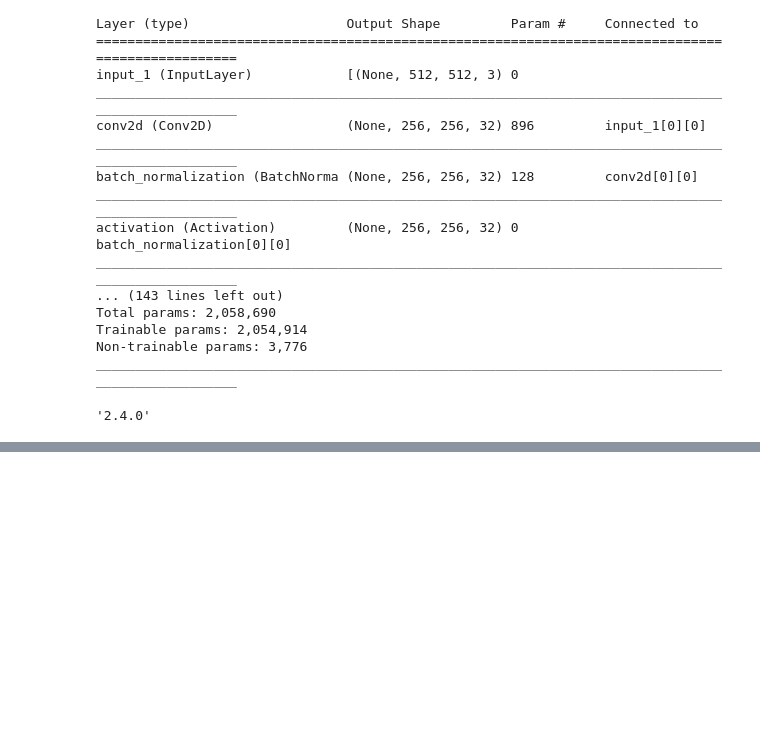
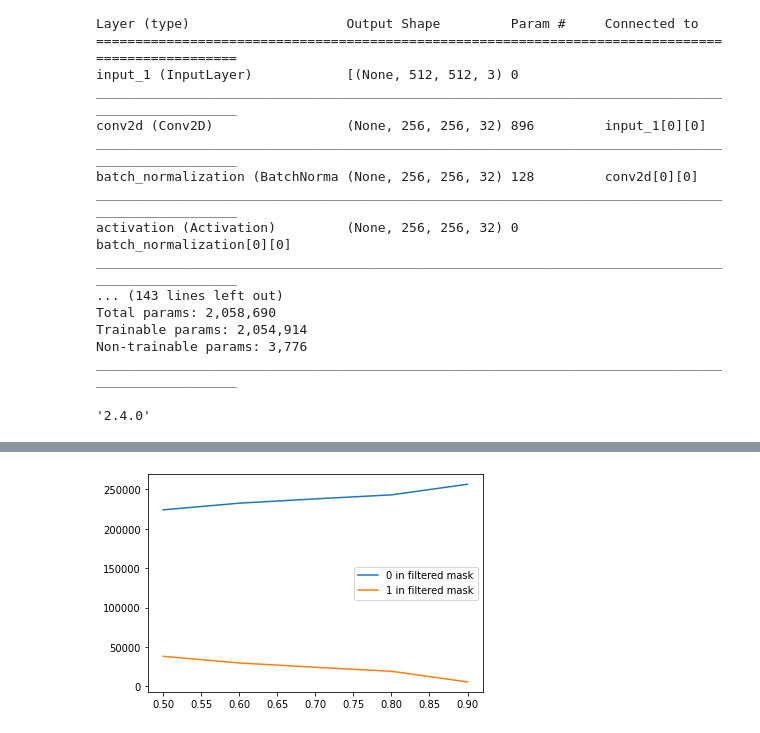
Before and after one commit to BB8-2020/FARM-deforestation, a Jupyter notebook: notebooks/unet.ipynb, the cells around one changed output, grey strips where cells are left out. Saved outputs shown, nothing was run; the diff lists cells and outputs as text; code cells hidden in the pictures; blank space fills up the shorter version.

```diff
--- a/notebooks/unet.ipynb
+++ b/notebooks/unet.ipynb
@@ -362,0 +413,3 @@ display_mask(i)  # Note that the model only sees inputs at 150x150.
+# %%
+testsample = val_preds[i]
+testsample
@@ -362,0 +434,20 @@ display_mask(i)  # Note that the model only sees inputs at 150x150.
+# %%
+def read_model_output(tensor, conftreshold=None, confbasevalue=0):
+    as_matrix = tensor.copy()
+    if conftreshold is not None:
+        # Get indices of highest element in probability list (base predictions)
+        maxindices = np.argmax(tensor,axis=-1)
+        # Create matrice for final predictions
+        results = np.zeros(maxindices.shape)
+        # Iterate over matrice
+        # Assign iterator to a object so we can get it's multi_index.
+        iterator = np.nditer(maxindices, flags=['multi_index'])
+        for x in iterator:
+            if tensor[(iterator.multi_index[0], iterator.multi_index[1], x)] >= conftreshold:
+                results[(iterator.multi_index[0], iterator.multi_index[1])] = maxindices[(iterator.multi_index[0], iterator.multi_index[1])]
+            else:
+                results[iterator.multi_index] = confbasevalue
+        return results
+    else:
+        results = np.argmax(tensor,axis=-1)
+    return results
@@ -363,3 +486,16 @@ display_mask(i)  # Note that the model only sees inputs at 150x150.
+# %%
+zeros, ones = [], []
+tresholds = [0.5,0.6,0.7,0.8,0.9]
+for x in tresholds:
+    data = read_model_output(testsample, x)
+    zeros.append((data == 0).sum())
+    ones.append((data == 1).sum())
+plt.plot(tresholds,zeros,label="0 in filtered mask")
+plt.plot(tresholds,ones,label="1 in filtered mask")
+plt.legend()
+plt.show()
+# %% [output]
+[figure, added]
 # %%
 # Hyperparameter optimalisation;
 # Here we define a couple of variations of the model above with slight adjustments to the hyperparameters/structure
```
Also changed, not shown: parts of 20 cells of this notebook, 1 other file.
